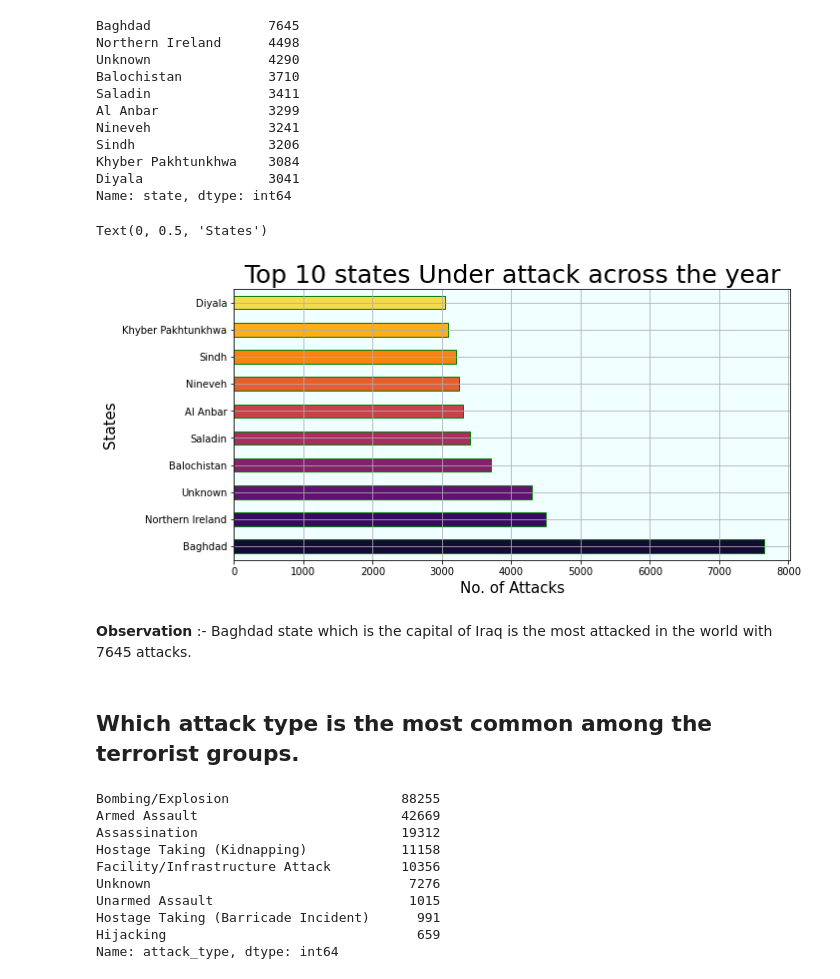
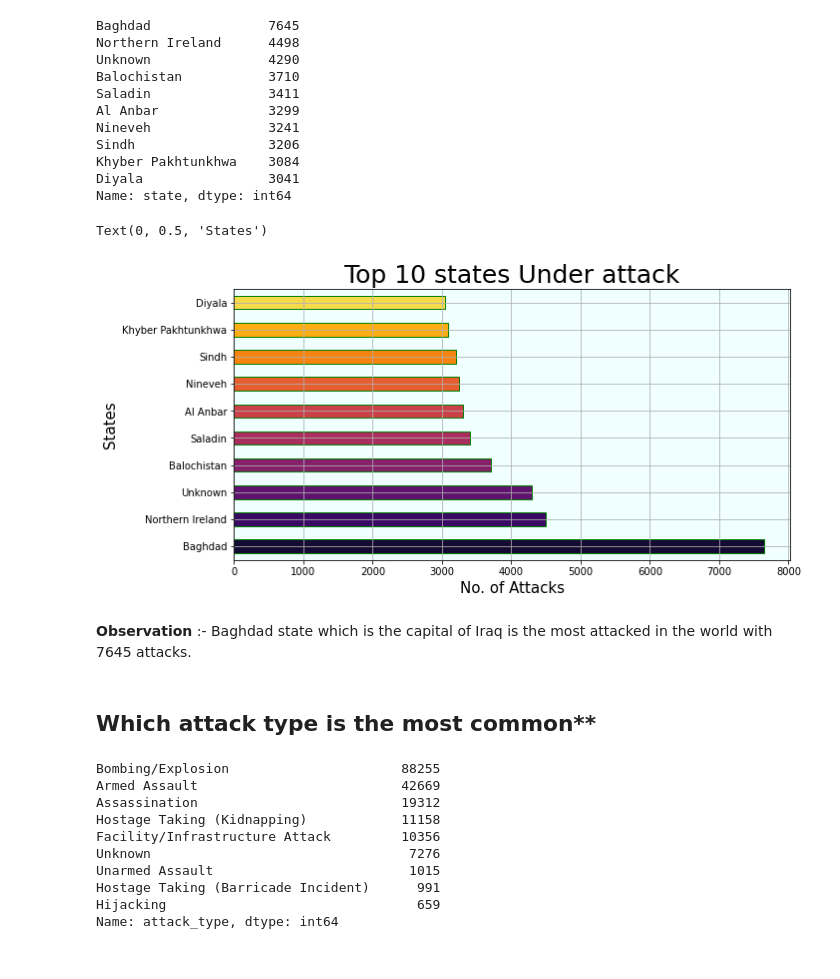
Before and after one commit to Dshivank/EDA-Global-Terrorism-Analysis, a Jupyter notebook: Global_Terrorism_Analysis_Capstone_Project.ipynb, the cells around one changed output. Saved outputs shown, nothing was run; the diff lists cells and outputs as text; code cells hidden in the pictures.

```diff
--- a/Global_Terrorism_Analysis_Capstone_Project.ipynb
+++ b/Global_Terrorism_Analysis_Capstone_Project.ipynb
@@ -440,24 +455,22 @@ Name: state, dtype: int64
 # %%
 # Plotting the horizontal Bar graph
 
 palette = sns.color_palette("inferno", 10).as_hex()
 top_10_states.plot(kind = 'barh', figsize=(10,5), color= palette, edgecolor='green', grid = True).patch.set_facecolor('#f0ffff')
 
 # Set a title of the current axes.
-plt.title('Top 10 states Under attack across the year', fontsize = 25)
+plt.title('Top 10 states Under attack', fontsize = 25)
 
 # Set the x and y axis labels.
 plt.xlabel('No. of Attacks', fontsize = 15)
 plt.ylabel('States', fontsize = 15)
-
-# Below is the Horizontal Bar Graph obtained by all the provided indicators.
 # %% [output]
 Text(0, 0.5, 'States')
-[figure, old version]
+[figure, new version]
 # %% [markdown]
 **Observation** :- Baghdad state which is the capital of Iraq is the most attacked in the world with 7645 attacks.
 # %% [markdown]
-## <b>  Which attack type is the most common among the terrorist groups.
+## <b>  Which attack type is the most common**
 # %%
 common_attack_type = terrorism_data_new['attack_type'].value_counts()
 
```
Also changed, not shown: parts of 42 cells of this notebook.
